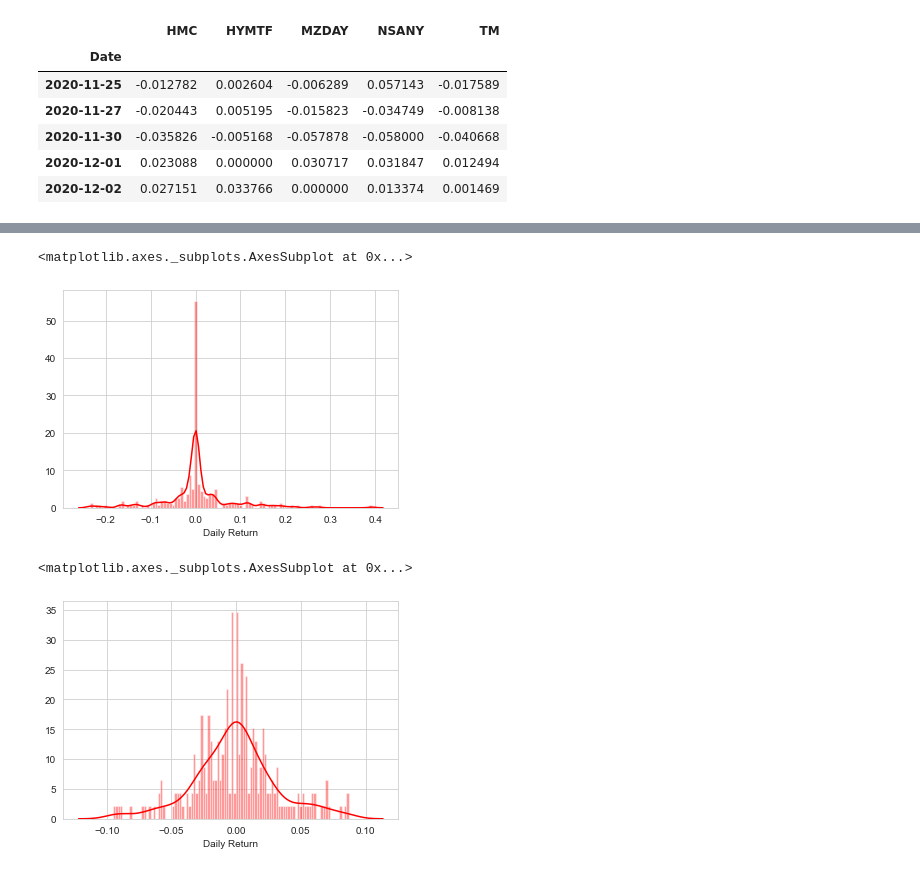
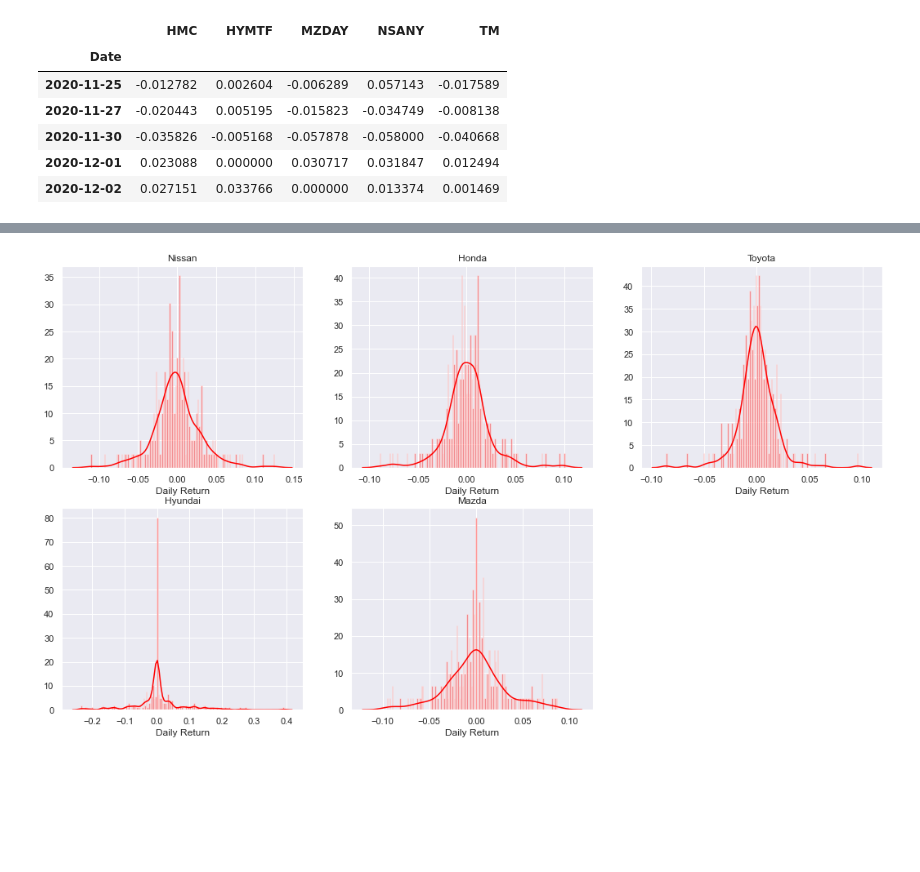
Before and after one commit to MattEgan660/Automotive_Stock_Analysis, a Jupyter notebook: stock_data/as_cars_viz.ipynb, the cells around one changed output, grey strips where cells are left out. Drawn from its saved outputs; the diff is of its cells as text; code cells hidden in the pictures; blank space fills up the shorter version.

```diff
--- a/stock_data/as_cars_viz.ipynb
+++ b/stock_data/as_cars_viz.ipynb
@@ -215,10 +200,25 @@ sns.distplot(TM['Daily Return'].dropna(),bins=100,color='red')
-# %%
-sns.distplot(HYMTF['Daily Return'].dropna(),bins=100,color='red')
-# %% [output]
-<matplotlib.axes._subplots.AxesSubplot at 0x...>
-[figure, removed]
-# %%
-sns.distplot(MZDAY['Daily Return'].dropna(),bins=100,color='red')
-# %% [output]
-<matplotlib.axes._subplots.AxesSubplot at 0x...>
-[figure, removed]
+# %%
+sns.set(rc={"figure.figsize": (18, 10)}); np.random.seed(0)
+w=NSANY['Daily Return']
+x=HMC['Daily Return']
+y=TM['Daily Return']
+z=HYMTF['Daily Return']
+v=MZDAY['Daily Return']
+plt.subplot(2,3,1)
+ax = sns.distplot(w.dropna(),bins=150,color='red')
+plt.title("Nissan")
+plt.subplot(2,3,2)
+ax = sns.distplot(x.dropna(),bins=150,color='red')
+plt.title("Honda")
+plt.subplot(2,3,3)
+ax = sns.distplot(y.dropna(),bins=150,color='red')
+plt.title("Toyota")
+plt.subplot(2,3,4)
+ax = sns.distplot(z.dropna(),bins=150,color='red')
+plt.title("Hyundai")
+plt.subplot(2,3,5)
+ax = sns.distplot(v.dropna(),bins=150,color='red')
+plt.title("Mazda")
+plt.show()
+# %% [output]
+[figure, added]
```
Also changed, not shown: parts of 4 cells of this notebook.
